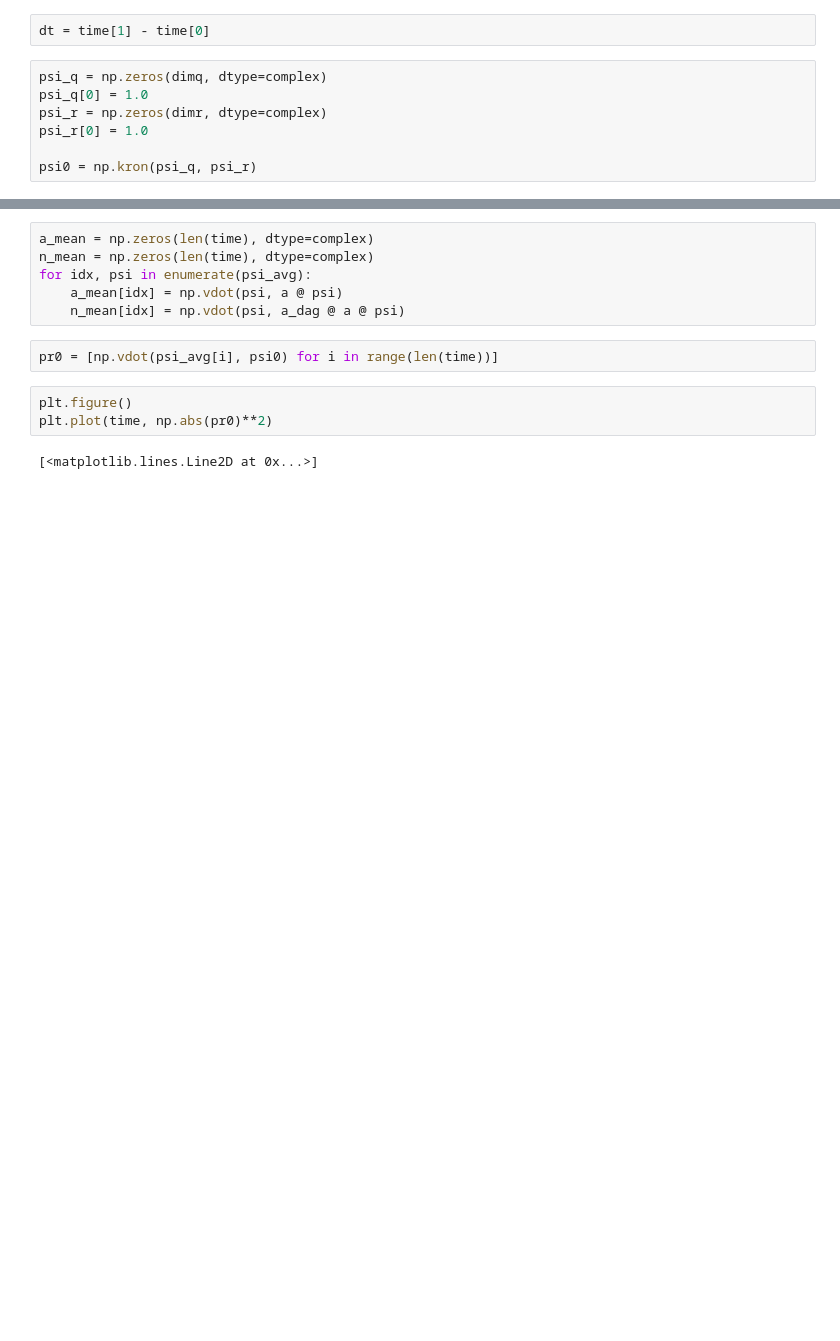
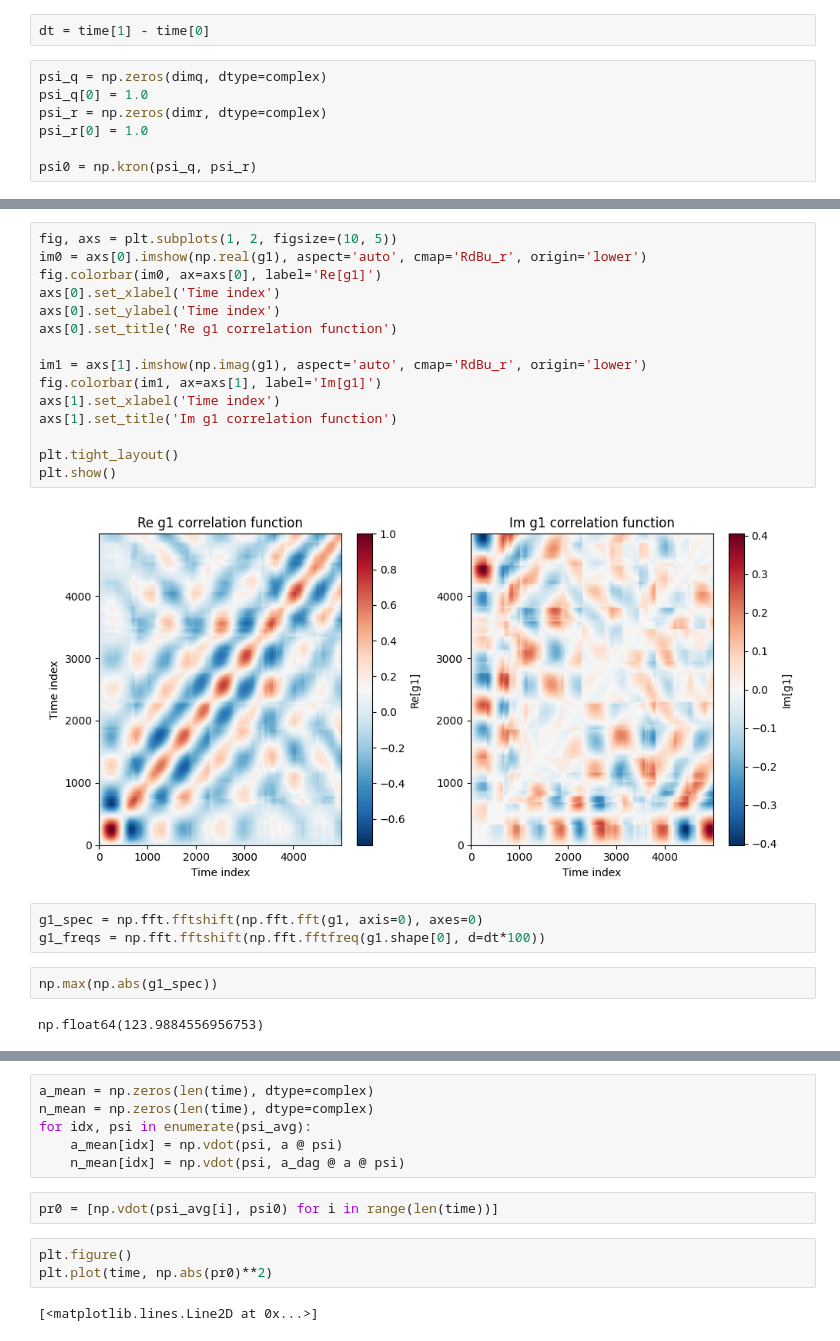
Before and after one commit to Focix/NumericalBychrom, a Jupyter notebook: kraus_test.ipynb, the cells around one changed output, grey strips where cells are left out. Saved outputs shown, nothing was run; the diff lists cells and outputs as text; blank space fills up the shorter version.

```diff
--- a/kraus_test.ipynb
+++ b/kraus_test.ipynb
@@ -125,0 +150,24 @@ array([1.+0.j, 0.+0.j, 0.+0.j])
+# %%
+fig, axs = plt.subplots(1, 2, figsize=(10, 5))
+im0 = axs[0].imshow(np.real(g1), aspect='auto', cmap='RdBu_r', origin='lower')
+fig.colorbar(im0, ax=axs[0], label='Re[g1]')
+axs[0].set_xlabel('Time index')
+axs[0].set_ylabel('Time index')
+axs[0].set_title('Re g1 correlation function')
+
+im1 = axs[1].imshow(np.imag(g1), aspect='auto', cmap='RdBu_r', origin='lower')
+fig.colorbar(im1, ax=axs[1], label='Im[g1]')
+axs[1].set_xlabel('Time index')
+axs[1].set_title('Im g1 correlation function')
+
+plt.tight_layout()
+plt.show()
+# %% [output]
+[figure, added]
+# %%
+g1_spec = np.fft.fftshift(np.fft.fft(g1, axis=0), axes=0)
+g1_freqs = np.fft.fftshift(np.fft.fftfreq(g1.shape[0], d=dt*100))
+# %%
+np.max(np.abs(g1_spec))
+# %% [output]
+np.float64(123.9884556956753)
```
Also changed, not shown: parts of 18 cells of this notebook.
